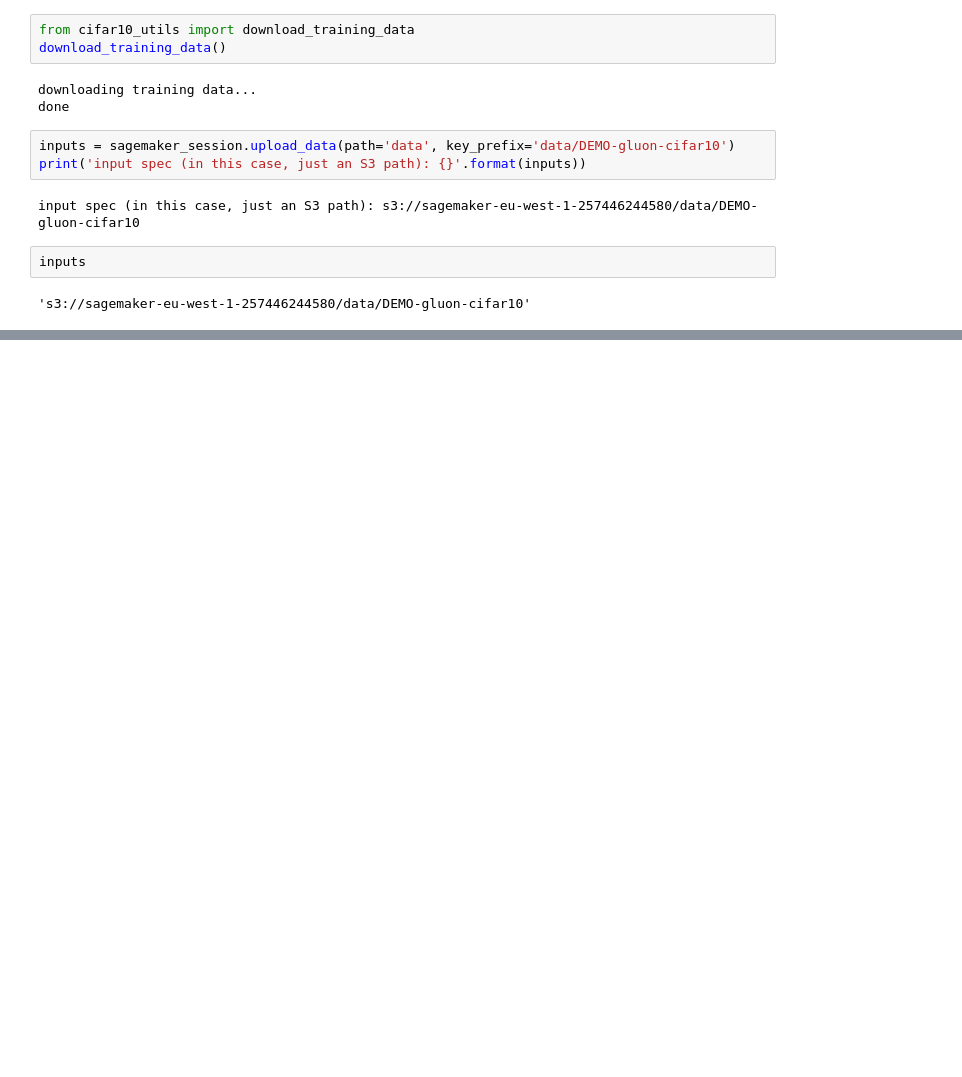
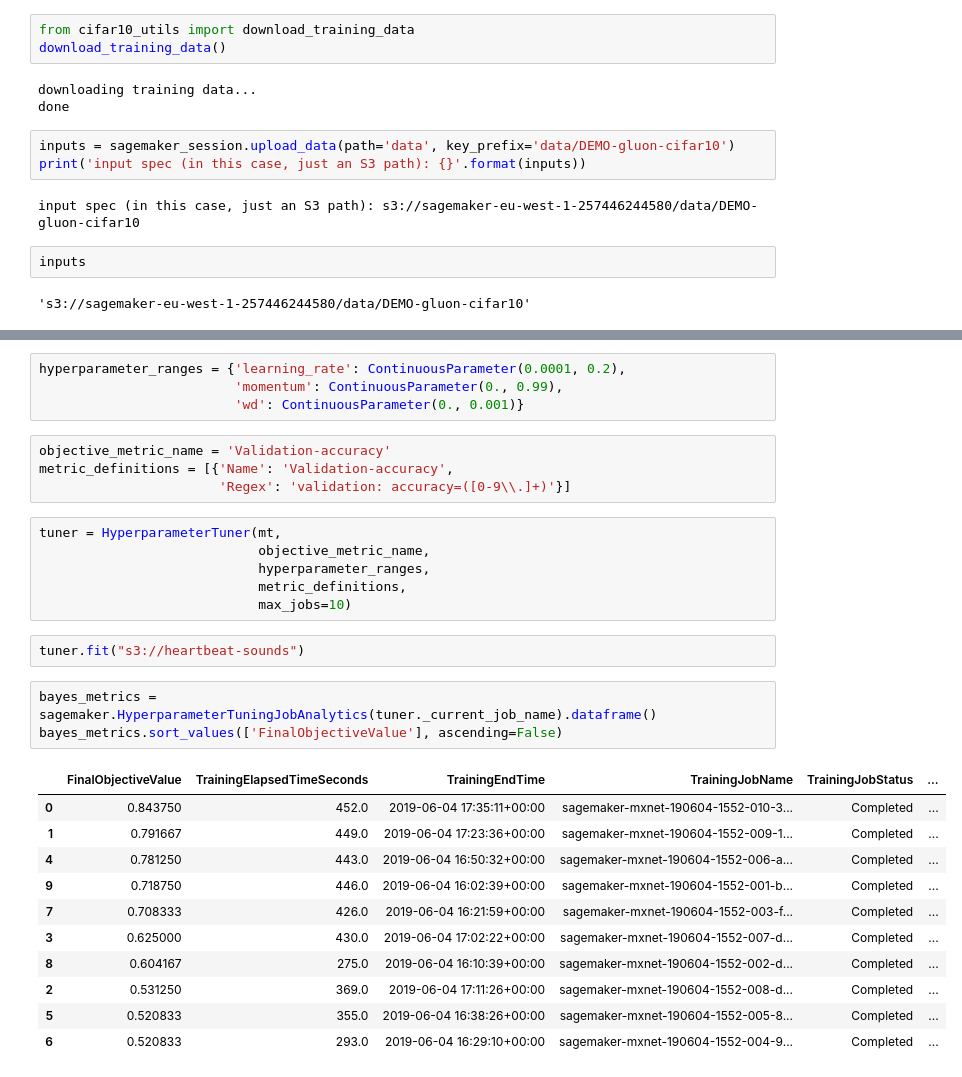
Before and after one commit to FraPochetti/KagglePlaygrounds, a Jupyter notebook: HeartbeatSound.ipynb, the cells around one changed output, grey strips where cells are left out. Drawn from its saved outputs; the diff is of its cells as text; blank space fills up the shorter version.

```diff
--- a/HeartbeatSound.ipynb
+++ b/HeartbeatSound.ipynb
@@ -471,0 +483,31 @@ Billable seconds: 63
+# %%
+hyperparameter_ranges = {'learning_rate': ContinuousParameter(0.0001, 0.2),
+                         'momentum': ContinuousParameter(0., 0.99),
+                         'wd': ContinuousParameter(0., 0.001)}
+# %%
+objective_metric_name = 'Validation-accuracy'
+metric_definitions = [{'Name': 'Validation-accuracy',
+                       'Regex': 'validation: accuracy=([0-9\\.]+)'}]
+# %%
+tuner = HyperparameterTuner(mt,
+                            objective_metric_name,
+                            hyperparameter_ranges,
+                            metric_definitions,
+                            max_jobs=10)
+# %%
+tuner.fit("s3://heartbeat-sounds")
+# %%
+bayes_metrics = sagemaker.HyperparameterTuningJobAnalytics(tuner._current_job_name).dataframe()
+bayes_metrics.sort_values(['FinalObjectiveValue'], ascending=False)
+# %% [output]
+|  | FinalObjectiveValue | TrainingElapsedTimeSeconds | TrainingEndTime | TrainingJobName | TrainingJobStatus | ... |
+| 0 | 0.843750 | 452.0 | 2019-06-04 17:35:11+00:00 | sagemaker-mxnet-190604-1552-010-3... | Completed | ... |
+| 1 | 0.791667 | 449.0 | 2019-06-04 17:23:36+00:00 | sagemaker-mxnet-190604-1552-009-1... | Completed | ... |
+| 4 | 0.781250 | 443.0 | 2019-06-04 16:50:32+00:00 | sagemaker-mxnet-190604-1552-006-a... | Completed | ... |
+| 9 | 0.718750 | 446.0 | 2019-06-04 16:02:39+00:00 | sagemaker-mxnet-190604-1552-001-b... | Completed | ... |
+| 7 | 0.708333 | 426.0 | 2019-06-04 16:21:59+00:00 | sagemaker-mxnet-190604-1552-003-f... | Completed | ... |
+| 3 | 0.625000 | 430.0 | 2019-06-04 17:02:22+00:00 | sagemaker-mxnet-190604-1552-007-d... | Completed | ... |
+| 8 | 0.604167 | 275.0 | 2019-06-04 16:10:39+00:00 | sagemaker-mxnet-190604-1552-002-d... | Completed | ... |
+| 2 | 0.531250 | 369.0 | 2019-06-04 17:11:26+00:00 | sagemaker-mxnet-190604-1552-008-d... | Completed | ... |
+| 5 | 0.520833 | 355.0 | 2019-06-04 16:38:26+00:00 | sagemaker-mxnet-190604-1552-005-8... | Completed | ... |
+| 6 | 0.520833 | 293.0 | 2019-06-04 16:29:10+00:00 | sagemaker-mxnet-190604-1552-004-9... | Completed | ... |
```
Also changed, not shown: parts of 6 cells of this notebook, 1 other file.
